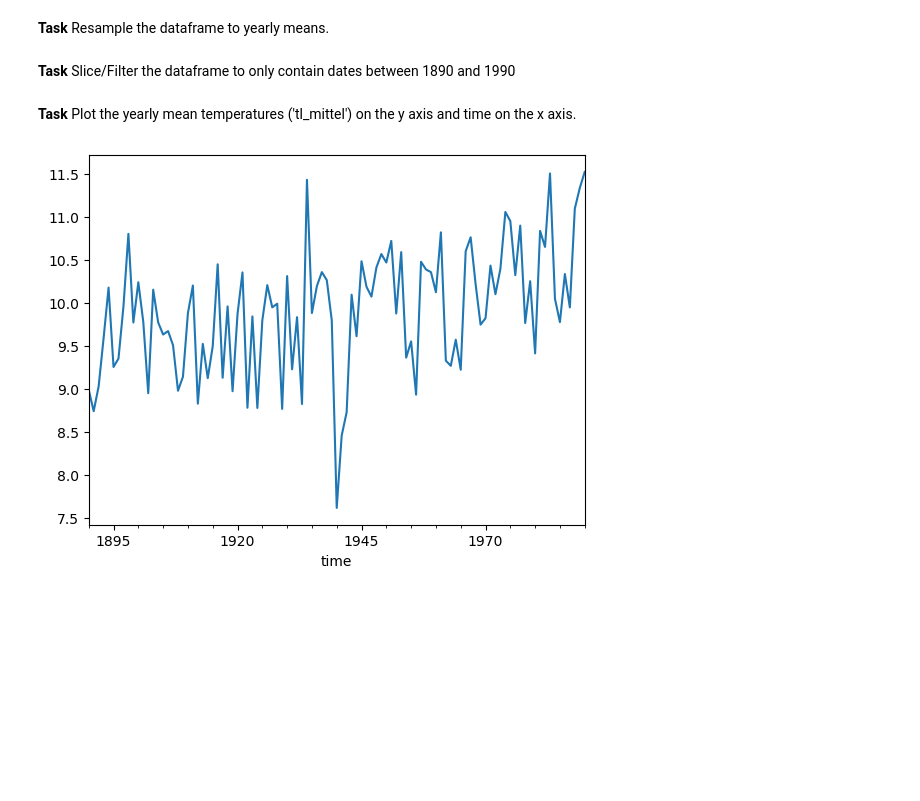
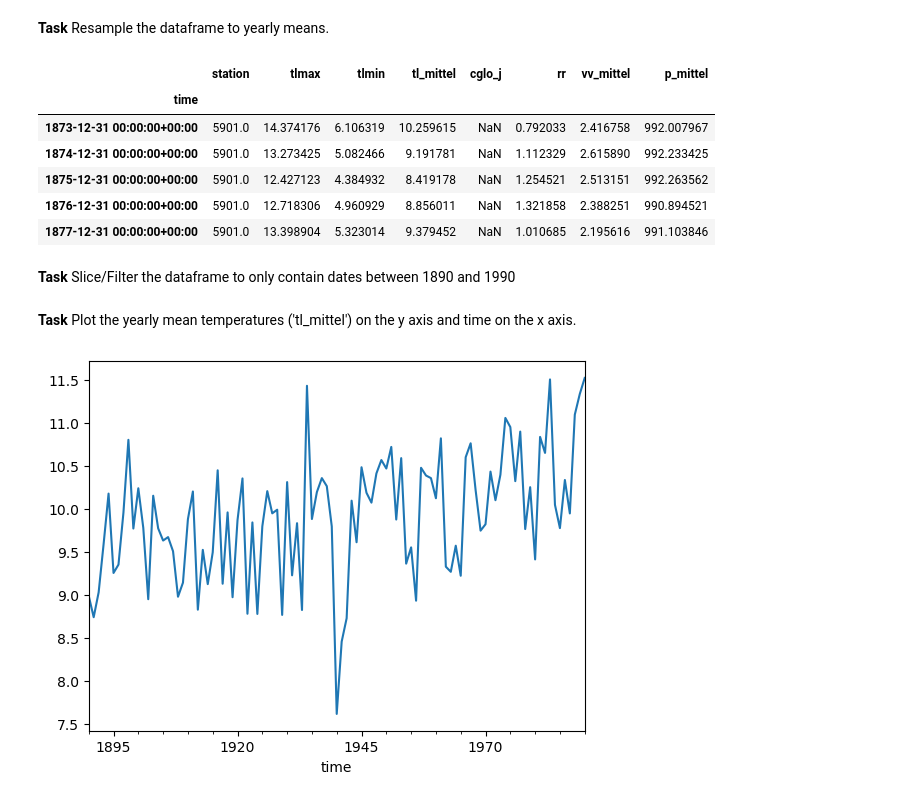
Before and after one commit to 84n4n4/digital_modelling_and_big_data_lecture_25_26, a Jupyter notebook: notebooks/assignment2/assignment2_reference.ipynb, the cells around one changed output. Cells and saved outputs as stored; diff of their text form; code cells hidden in the pictures; blank space fills up the shorter version.

```diff
--- a/notebooks/assignment2/assignment2_reference.ipynb
+++ b/notebooks/assignment2/assignment2_reference.ipynb
@@ -308,6 +326,15 @@ df = df.set_index('time', drop=True)
 **Task** Resample the dataframe to yearly means.
 # %%
 df = df.resample('1YE').mean()
+df.head()
+# %% [output]
+|  | station | tlmax | tlmin | tl_mittel | cglo_j | rr | vv_mittel | p_mittel |
+| time |  |  |  |  |  |  |  |  |
+| 1873-12-31 00:00:00+00:00 | 5901.0 | 14.374176 | 6.106319 | 10.259615 | NaN | 0.792033 | 2.416758 | 992.007967 |
+| 1874-12-31 00:00:00+00:00 | 5901.0 | 13.273425 | 5.082466 | 9.191781 | NaN | 1.112329 | 2.615890 | 992.233425 |
+| 1875-12-31 00:00:00+00:00 | 5901.0 | 12.427123 | 4.384932 | 8.419178 | NaN | 1.254521 | 2.513151 | 992.263562 |
+| 1876-12-31 00:00:00+00:00 | 5901.0 | 12.718306 | 4.960929 | 8.856011 | NaN | 1.321858 | 2.388251 | 990.894521 |
+| 1877-12-31 00:00:00+00:00 | 5901.0 | 13.398904 | 5.323014 | 9.379452 | NaN | 1.010685 | 2.195616 | 991.103846 |
 # %% [markdown]
 **Task** Slice/Filter the dataframe to only contain dates between 1890 and 1990
 # %%
```
Also changed, not shown: parts of 4 cells of this notebook.
